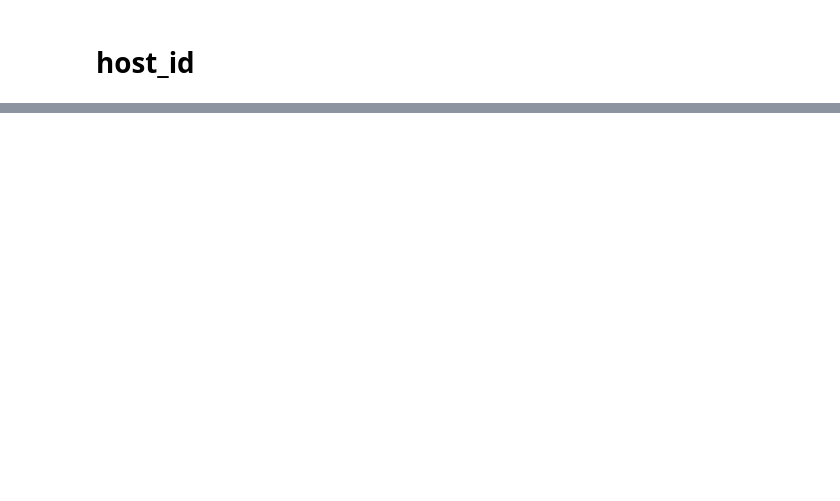
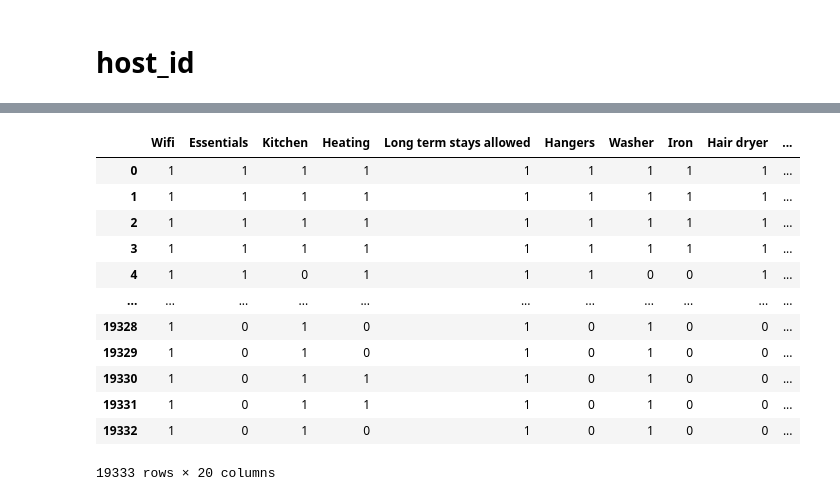
Before and after one commit to coisigna/dsb_p2_airbnb_price_predictor, a Jupyter notebook: ipynbs/EDA _2_from_bedrooms.ipynb, the cells around one changed output, grey strips where cells are left out. Cells and saved outputs as stored; diff of their text form; code cells hidden in the pictures; blank space fills up the shorter version.

```diff
--- a/ipynbs/EDA _2_from_bedrooms.ipynb
+++ b/ipynbs/EDA _2_from_bedrooms.ipynb
@@ -706,0 +303,6 @@ Name: price, Length: 11025, dtype: float64>
+# %%
+s_amenities_unique = set()
+
+for i in l_amenities_cleaned:
+    for j in i:
+        s_amenities_unique.add(j)
@@ -706,0 +329,9 @@ Name: price, Length: 11025, dtype: float64>
+# %%
+d_contador = {i:0 for i in s_amenities_unique}
+for i in l_amenities_cleaned:
+    for j in i:
+        d_contador[j] = d_contador[j] + 1
+# %%
+l_sorted_amenities = list(sorted(d_contador.items(), key=lambda item: item[1]))
+l_sorted_amenities = l_sorted_amenities[::-1]
+l_sorted_amenities[:20]
@@ -706,0 +359,22 @@ Name: price, Length: 11025, dtype: float64>
+# %%
+df_amenities = pd.DataFrame()
+
+for j in l_sorted_amenities[:20]:
+
+    df_amenities[j[0]] = [1 if j[0] in i else 0 for i in l_amenities_cleaned]
+# %%
+df_amenities
+# %% [output]
+|  | Wifi | Essentials | Kitchen | Heating | Long term stays allowed | Hangers | Washer | Iron | Hair dryer | ... |
+| 0 | 1 | 1 | 1 | 1 | 1 | 1 | 1 | 1 | 1 | ... |
+| 1 | 1 | 1 | 1 | 1 | 1 | 1 | 1 | 1 | 1 | ... |
+| 2 | 1 | 1 | 1 | 1 | 1 | 1 | 1 | 1 | 1 | ... |
+| 3 | 1 | 1 | 1 | 1 | 1 | 1 | 1 | 1 | 1 | ... |
+| 4 | 1 | 1 | 0 | 1 | 1 | 1 | 0 | 0 | 1 | ... |
+| ... | ... | ... | ... | ... | ... | ... | ... | ... | ... | ... |
+| 19328 | 1 | 0 | 1 | 0 | 1 | 0 | 1 | 0 | 0 | ... |
+| 19329 | 1 | 0 | 1 | 0 | 1 | 0 | 1 | 0 | 0 | ... |
+| 19330 | 1 | 0 | 1 | 1 | 1 | 0 | 1 | 0 | 0 | ... |
+| 19331 | 1 | 0 | 1 | 1 | 1 | 0 | 1 | 0 | 0 | ... |
+| 19332 | 1 | 0 | 1 | 0 | 1 | 0 | 1 | 0 | 0 | ... |
+19333 rows × 20 columns
```
Also changed, not shown: parts of 86 cells of this notebook.
